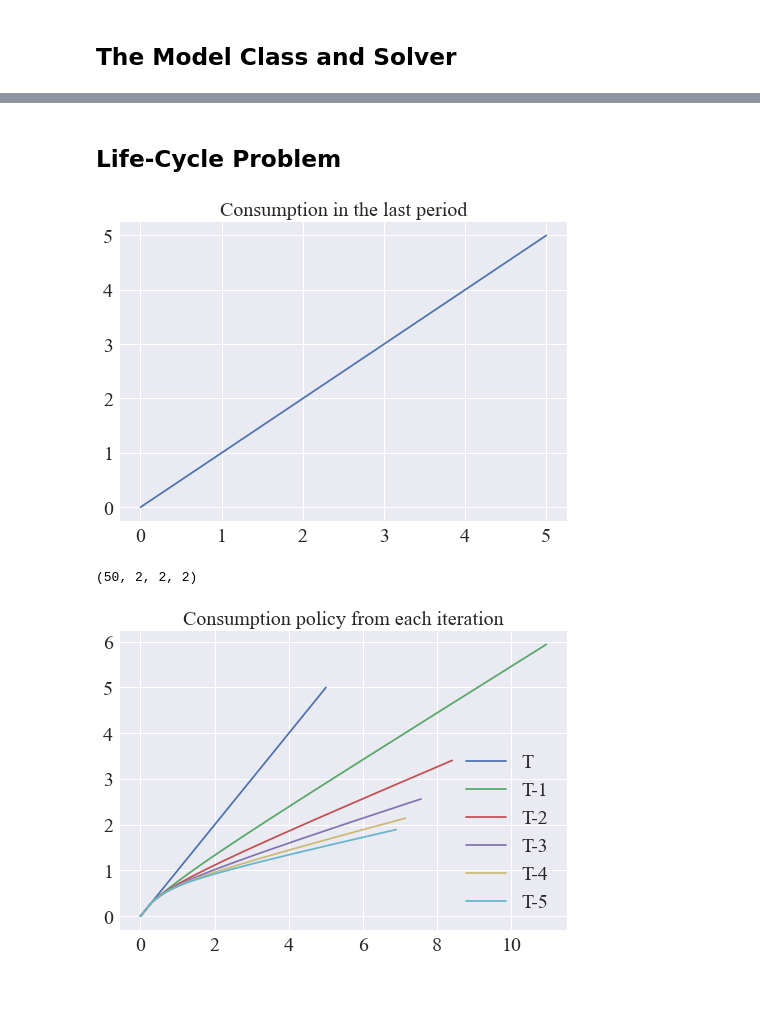
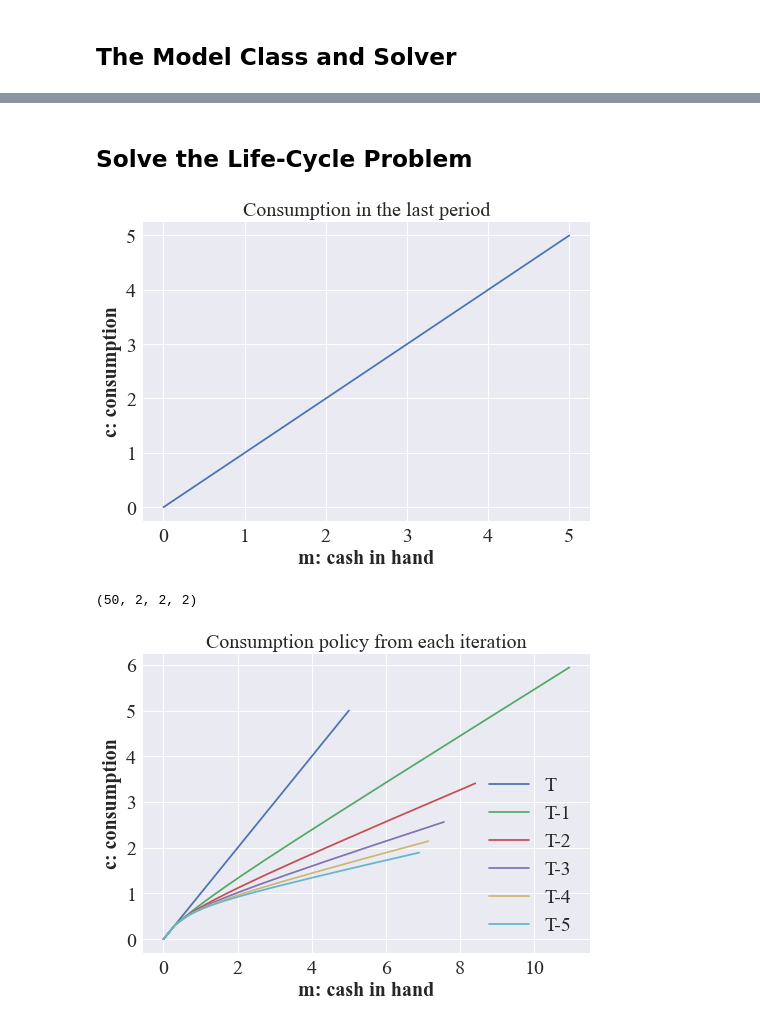
Before and after one commit to iworld1991/PIR, a Jupyter notebook: WorkingFolder/PythonCode/SolveLifeCycleBelief.ipynb, the cells around one changed output, grey strips where cells are left out. Drawn from its saved outputs; the diff is of its cells as text; code cells hidden in the pictures; blank space fills up the shorter version.

```diff
--- a/WorkingFolder/PythonCode/SolveLifeCycleBelief.ipynb
+++ b/WorkingFolder/PythonCode/SolveLifeCycleBelief.ipynb
@@ -644,7 +639,10 @@ if __name__ == "__main__":
 # %% [markdown]
-## Life-Cycle Problem
+## Solve the Life-Cycle Problem
 # %%
 if __name__ == "__main__":
+    P_uemkv = np.array([(0.2, 0.8),
+                        (0.2, 0.8)])   # markov transition matrices
+
     lc_paras = {'sigma_psi':0.2, # permanent
                 'sigma_eps': 0.1, #transitory
                 'U':U,
@@ -654,6 +652,7 @@ if __name__ == "__main__":
                 'L':L,
                 'G':G,
                 'β':0.97,
+                 'P':P_uemkv,
                 'x':0.0,  # no MA shock
                 'borrowing_cstr':True,
                 'b_y':0.0, #no persistent state
@@ -673,8 +672,10 @@ if __name__ == "__main__":
     plt.title('Consumption in the last period')
     plt.plot(m_init[0:-1,0,0,0],
              σ_init[0:-1,0,0,0])
+    plt.xlabel('m: cash in hand')
+    plt.ylabel('c: consumption')
 # %% [output]
-[figure, old version]
+[figure, new version]
 # %%
 ## the size of consumption function is  nb_a x nb_eps x nb_z x nb_f
 if __name__ == "__main__":
@@ -684,35 +685,36 @@ if __name__ == "__main__":
 # %%
 if __name__ == "__main__":
     #########################
     ## test the iteration
     #########################
 
     m_vec,σ_vec = lc_basic.terminal_solution()
 
     ### plot each iteration
     fig,ax = plt.subplots()
     plt.title('Consumption policy from each iteration')
     ax.plot(m_vec[0:-1,0,0,0],
             σ_vec[0:-1,0,0,0],
             label='T')
-
+    ax.set_xlabel('m: cash in hand')
+    ax.set_ylabel('c: consumption')
     ## solve backward
 
     for it in range(100):
         m_next, σ_next = EGM_combine(m_vec,
                              σ_vec,
                              10,
                              lc_basic)
         if it <5:
             ax.plot(m_next[0:-1,0,0,0],
                     σ_next[0:-1,0,0,0],
                     label='T-'+str(it+1))
         error = np.max(abs(σ_next-σ_vec))
         m_vec = np.copy(m_next)
         σ_vec = np.copy(σ_next)
     ax.legend(loc=0)
 # %% [output]
-[figure, old version]
+[figure, new version]
 # %%
 if __name__ == "__main__":
 
```
Also changed, not shown: parts of 49 cells of this notebook, 1 other file.
